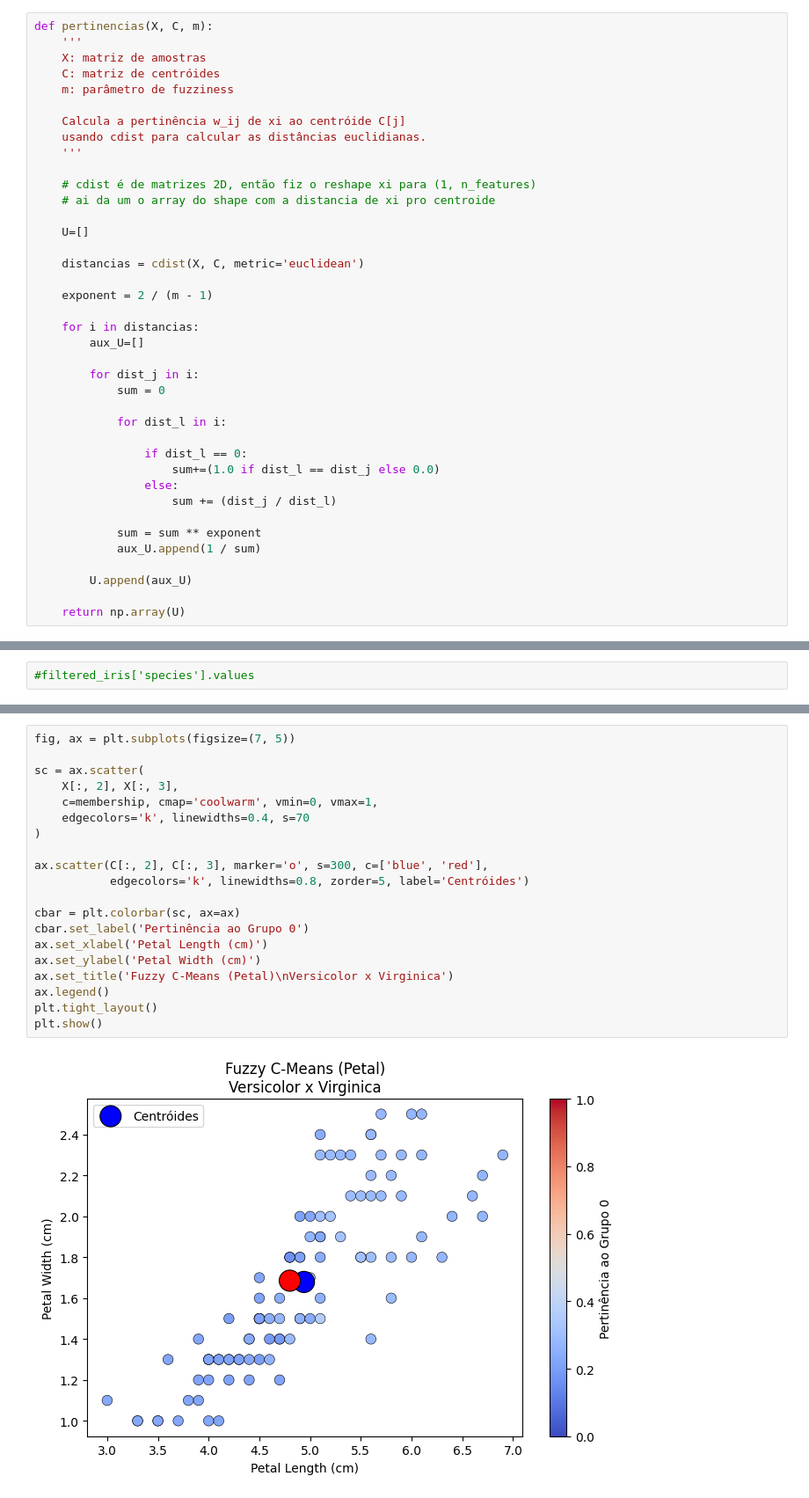
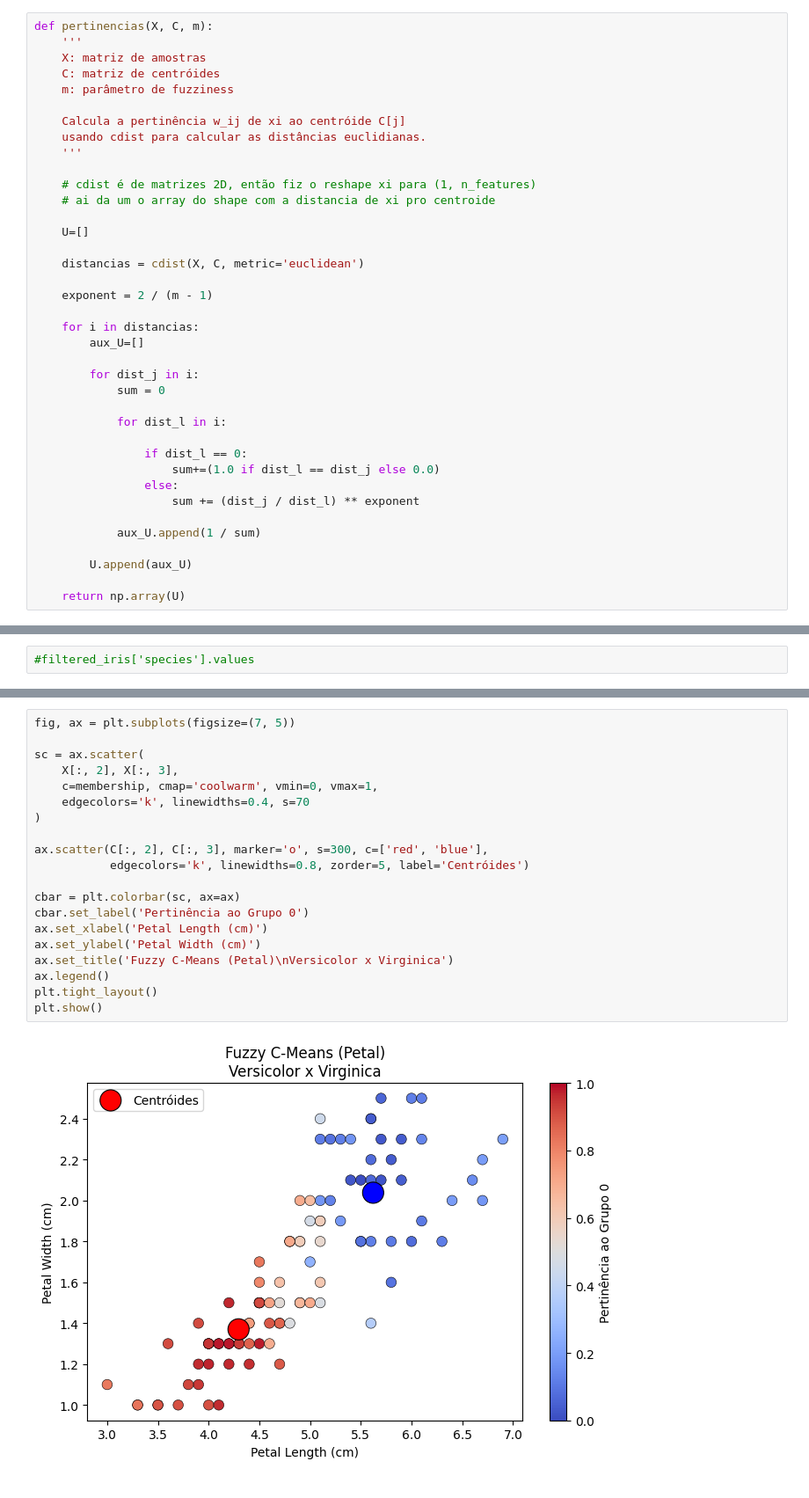
Before and after one commit to giu-garrido/fuzzy-cmeans, a Jupyter notebook: C-means.ipynb, the cells around one changed output, grey strips where cells are left out. Shown at 88% size. Drawn from its saved outputs; the diff is of its cells as text.

```diff
--- a/C-means.ipynb
+++ b/C-means.ipynb
@@ -91,9 +91,8 @@ def pertinencias(X, C, m):
                 if dist_l == 0:
                     sum+=(1.0 if dist_l == dist_j else 0.0)
                 else:
-                    sum += (dist_j / dist_l)
+                    sum += (dist_j / dist_l) ** exponent
 
-            sum = sum ** exponent
             aux_U.append(1 / sum)
 
         U.append(aux_U)
@@ -261,22 +265,22 @@ ValueError: 'c' argument has 2 elements, which is inconsistent with 'x' and 'y'
 # %%
 fig, ax = plt.subplots(figsize=(7, 5))
 
 sc = ax.scatter(
     X[:, 2], X[:, 3],
     c=membership, cmap='coolwarm', vmin=0, vmax=1,
     edgecolors='k', linewidths=0.4, s=70
 )
 
-ax.scatter(C[:, 2], C[:, 3], marker='o', s=300, c=['blue', 'red'],
+ax.scatter(C[:, 2], C[:, 3], marker='o', s=300, c=['red', 'blue'],
            edgecolors='k', linewidths=0.8, zorder=5, label='Centróides')
 
 cbar = plt.colorbar(sc, ax=ax)
 cbar.set_label('Pertinência ao Grupo 0')
 ax.set_xlabel('Petal Length (cm)')
 ax.set_ylabel('Petal Width (cm)')
 ax.set_title('Fuzzy C-Means (Petal)\nVersicolor x Virginica')
 ax.legend()
 plt.tight_layout()
 plt.show()
 # %% [output]
-[figure, old version]
+[figure, new version]
```
Also changed, not shown: parts of 5 cells of this notebook.
